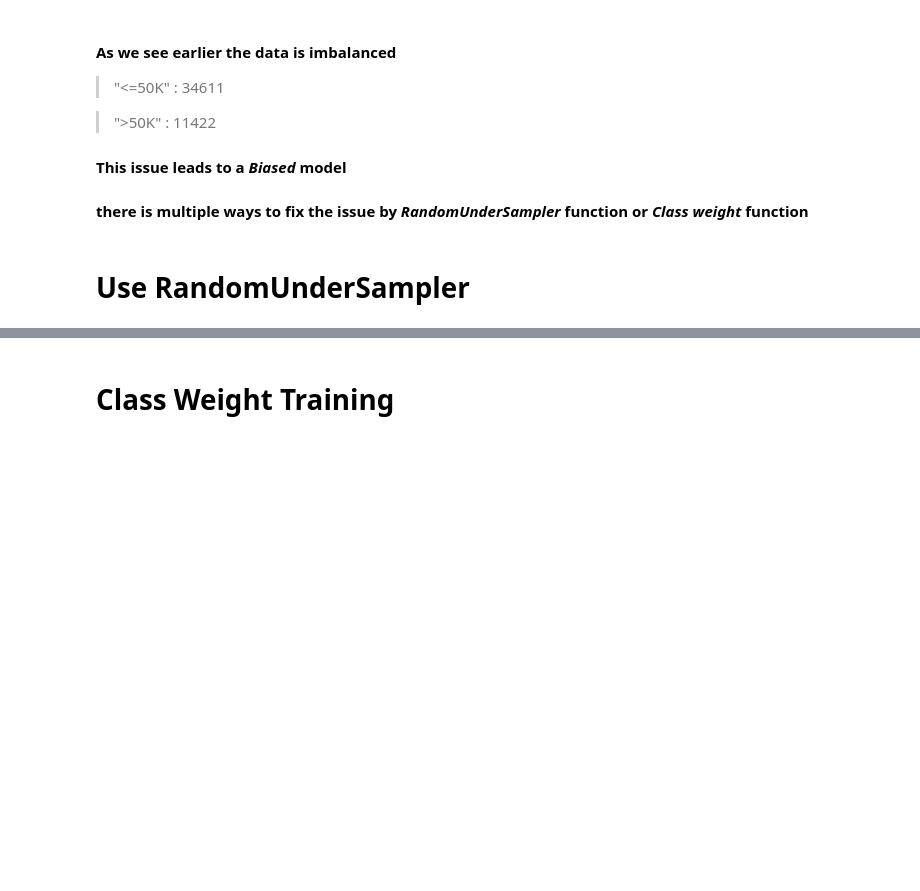
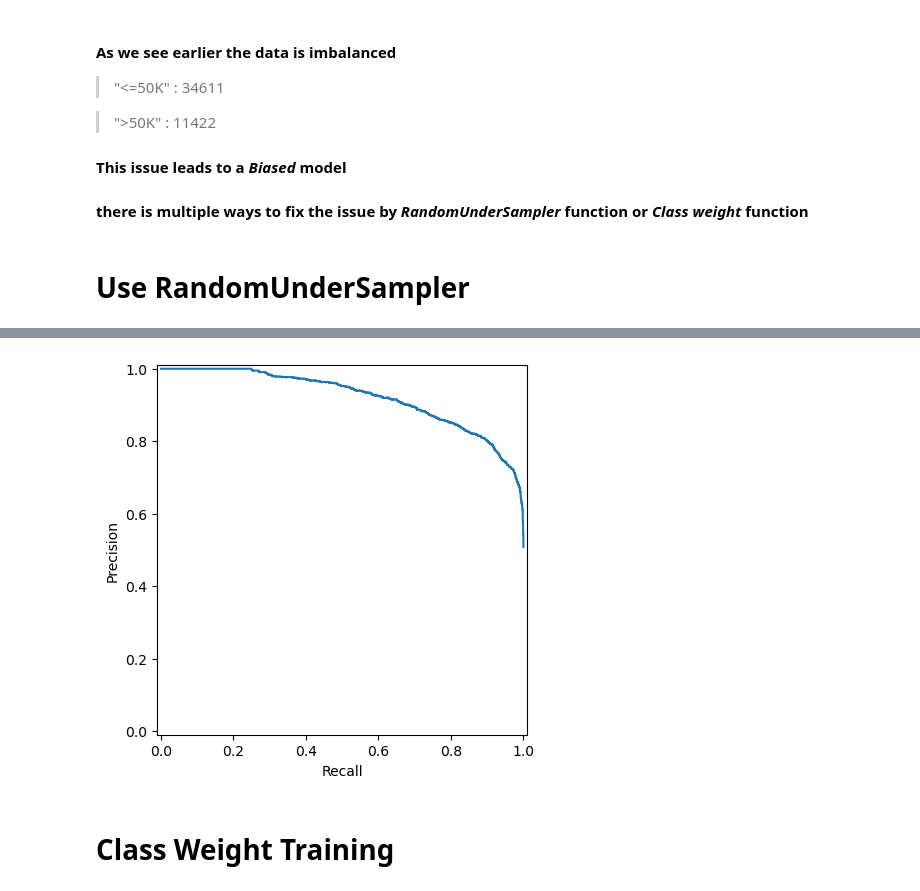
Before and after one commit to Ahmedfull02/AI-MPI, a Jupyter notebook: Adults income predicition using gradient boosting.ipynb, the cells around one changed output, grey strips where cells are left out. Saved outputs shown, nothing was run; the diff lists cells and outputs as text; code cells hidden in the pictures; blank space fills up the shorter version.

```diff
--- a/Adults income predicition using gradient boosting.ipynb
+++ b/Adults income predicition using gradient boosting.ipynb
@@ -357,3 +408,11 @@ plt.show()
+# %%
+
+precision, recall, _ = precision_recall_curve(y_true=y_test, y_score=y_pred_prob,pos_label='>50K')
+disp = PrecisionRecallDisplay(precision=precision, recall=recall)
+disp.plot()
+plt.show()
+# %% [output]
+[figure, added]
 # %% [markdown]
 # Class Weight Training
 # %%
```
Also changed, not shown: parts of 14 cells of this notebook.
